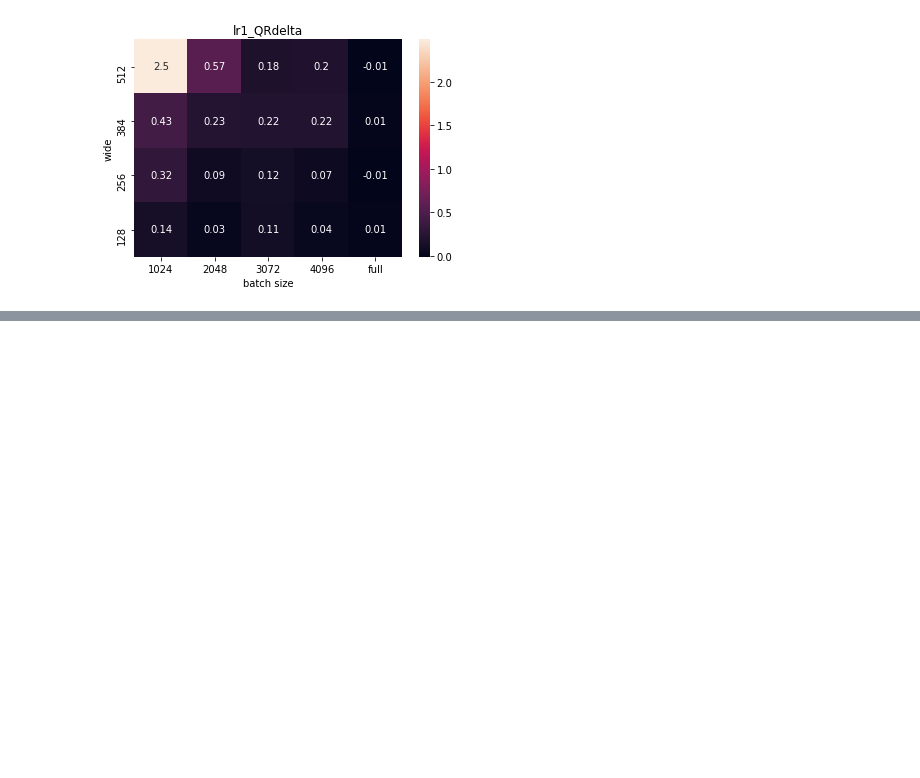
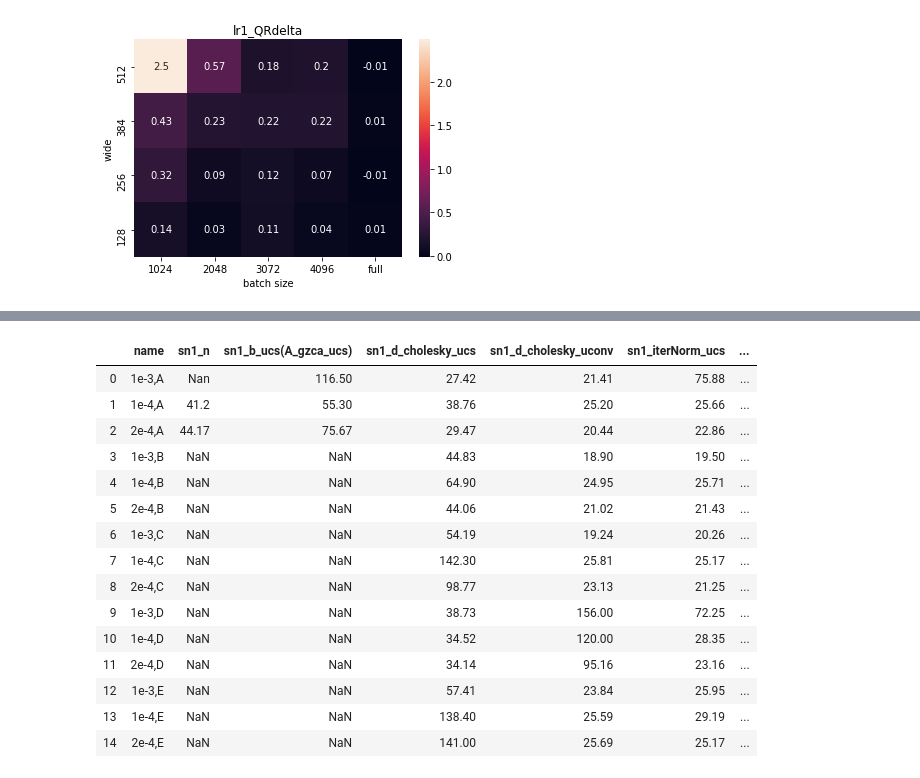
Before and after one commit to bhneo/wc-gan, a Jupyter notebook: plot/plot.ipynb, the cells around one changed output, grey strips where cells are left out. Cells and saved outputs as stored; diff of their text form; code cells hidden in the pictures; blank space fills up the shorter version.

```diff
--- a/plot/plot.ipynb
+++ b/plot/plot.ipynb
@@ -62,0 +89,20 @@ draw_delta(mnist_en, lr=1, target='QRdelta')
+# %%
+un_hinge_resnet = pd.read_csv('CIFAR10-un-Hinge-resnet_f256_b64_noGP.csv')
+un_hinge_resnet
+# %% [output]
+|  | name | sn1_n | sn1_b_ucs(A_gzca_ucs) | sn1_d_cholesky_ucs | sn1_d_cholesky_uconv | sn1_iterNorm_ucs | ... |
+| 0 | 1e-3,A | Nan | 116.50 | 27.42 | 21.41 | 75.88 | ... |
+| 1 | 1e-4,A | 41.2 | 55.30 | 38.76 | 25.20 | 25.66 | ... |
+| 2 | 2e-4,A | 44.17 | 75.67 | 29.47 | 20.44 | 22.86 | ... |
+| 3 | 1e-3,B | NaN | NaN | 44.83 | 18.90 | 19.50 | ... |
+| 4 | 1e-4,B | NaN | NaN | 64.90 | 24.95 | 25.71 | ... |
+| 5 | 2e-4,B | NaN | NaN | 44.06 | 21.02 | 21.43 | ... |
+| 6 | 1e-3,C | NaN | NaN | 54.19 | 19.24 | 20.26 | ... |
+| 7 | 1e-4,C | NaN | NaN | 142.30 | 25.81 | 25.17 | ... |
+| 8 | 2e-4,C | NaN | NaN | 98.77 | 23.13 | 21.25 | ... |
+| 9 | 1e-3,D | NaN | NaN | 38.73 | 156.00 | 72.25 | ... |
+| 10 | 1e-4,D | NaN | NaN | 34.52 | 120.00 | 28.35 | ... |
+| 11 | 2e-4,D | NaN | NaN | 34.14 | 95.16 | 23.16 | ... |
+| 12 | 1e-3,E | NaN | NaN | 57.41 | 23.84 | 25.95 | ... |
+| 13 | 1e-4,E | NaN | NaN | 138.40 | 25.59 | 29.19 | ... |
+| 14 | 2e-4,E | NaN | NaN | 141.00 | 25.69 | 25.17 | ... |
```
Also changed, not shown: parts of 9 cells of this notebook, 3 other files.
